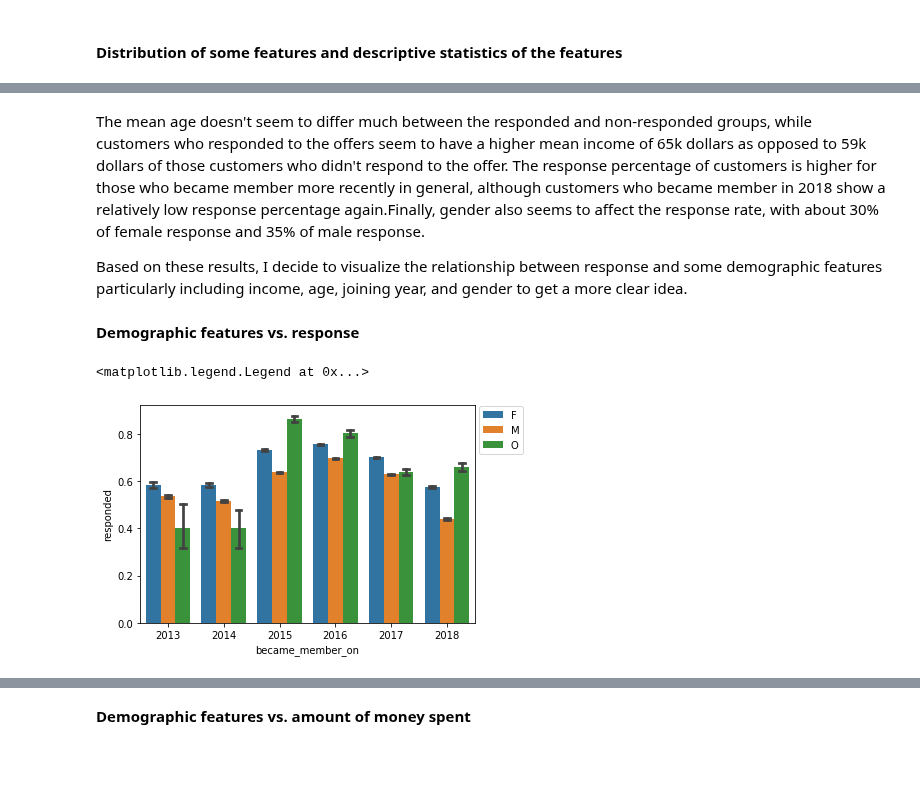
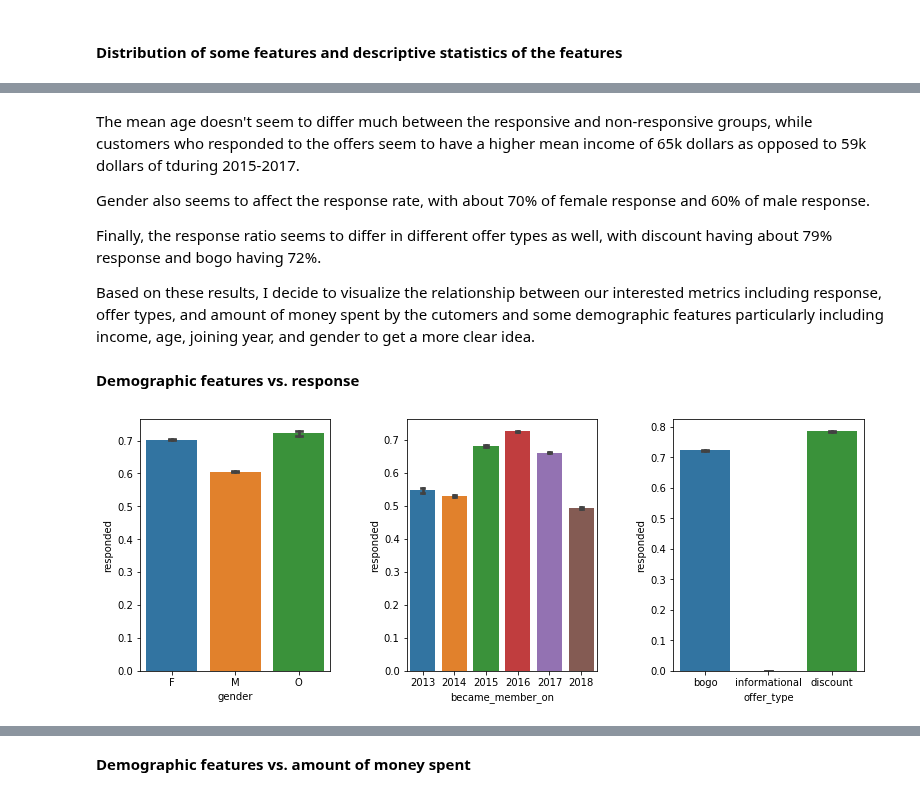
Before and after one commit to Kilie/starbucks, a Jupyter notebook: Starbucks_Capstone_notebook.ipynb, the cells around one changed output, grey strips where cells are left out. Saved outputs shown, nothing was run; the diff lists cells and outputs as text; code cells hidden in the pictures; blank space fills up the shorter version.

```diff
--- a/Starbucks_Capstone_notebook.ipynb
+++ b/Starbucks_Capstone_notebook.ipynb
@@ -590,18 +633,23 @@ O    0.010462
 Name: responded, dtype: float64
 # %% [markdown]
-The mean age doesn't seem to differ much between the responded and non-responded groups, while customers who responded to the offers seem to have a higher mean income of 65k dollars as opposed to 59k dollars of those customers who didn't respond to the offer. The response percentage of customers is higher for those who became member more recently in general, although customers who became member in 2018 show a relatively low response percentage again.Finally, gender also seems to affect the response rate, with about 30% of female response and 35% of male response.
+The mean age doesn't seem to differ much between the responsive and non-responsive groups, while customers who responded to the offers seem to have a higher mean income of 65k dollars as opposed to 59k dollars of tduring 2015-2017.
 
-Based on these results, I decide to visualize the relationship between response and some demographic features particularly including income, age, joining year, and gender to get a more clear idea.
+Gender also seems to affect the response rate, with about 70% of female response and 60% of male response.
+
+Finally, the response ratio seems to differ in different offer types as well, with discount having about 79% response and bogo having 72%.
+
+Based on these results, I decide to visualize the relationship between our interested metrics including response, offer types, and amount of money spent by the cutomers and some demographic features particularly including income, age, joining year, and gender to get a more clear idea.
 # %% [markdown]
 **Demographic features vs. response**
-# %%
-# The impact of gender and joining time on response
-ax = sns.barplot(x=df['became_member_on'], y=df['responded'], hue=df['gender'], capsize=.1)
-ax.legend(bbox_to_anchor=(1.16, 1.02))
-ax.set_title('Response percentage of different genders joining at different time')
-# %% [output]
-<matplotlib.legend.Legend at 0x...>
-[figure, removed]
+# %%
+# The impact of gender, joining time, and offer type on response
+fig, axis = plt.subplots(1, 3)
+plt.subplots_adjust(wspace=0.4, hspace=0.4, top=1.0, right=1.8)
+ax1 = sns.barplot(x=df['gender'], y=df['responded'], capsize=.1, ax=axis[0])
+ax2 = sns.barplot(x=df['became_member_on'], y=df['responded'],  capsize=.1, ax=axis[1])
+ax3 = sns.barplot(x=df['offer_type'], y=df['responded'], capsize=.1, ax=axis[2])
+# %% [output]
+[figure, added]
 # %%
 # The mean of income and age in different response groups
 fig, axis = plt.subplots(1, 2)
```
Also changed, not shown: parts of 19 cells of this notebook.
